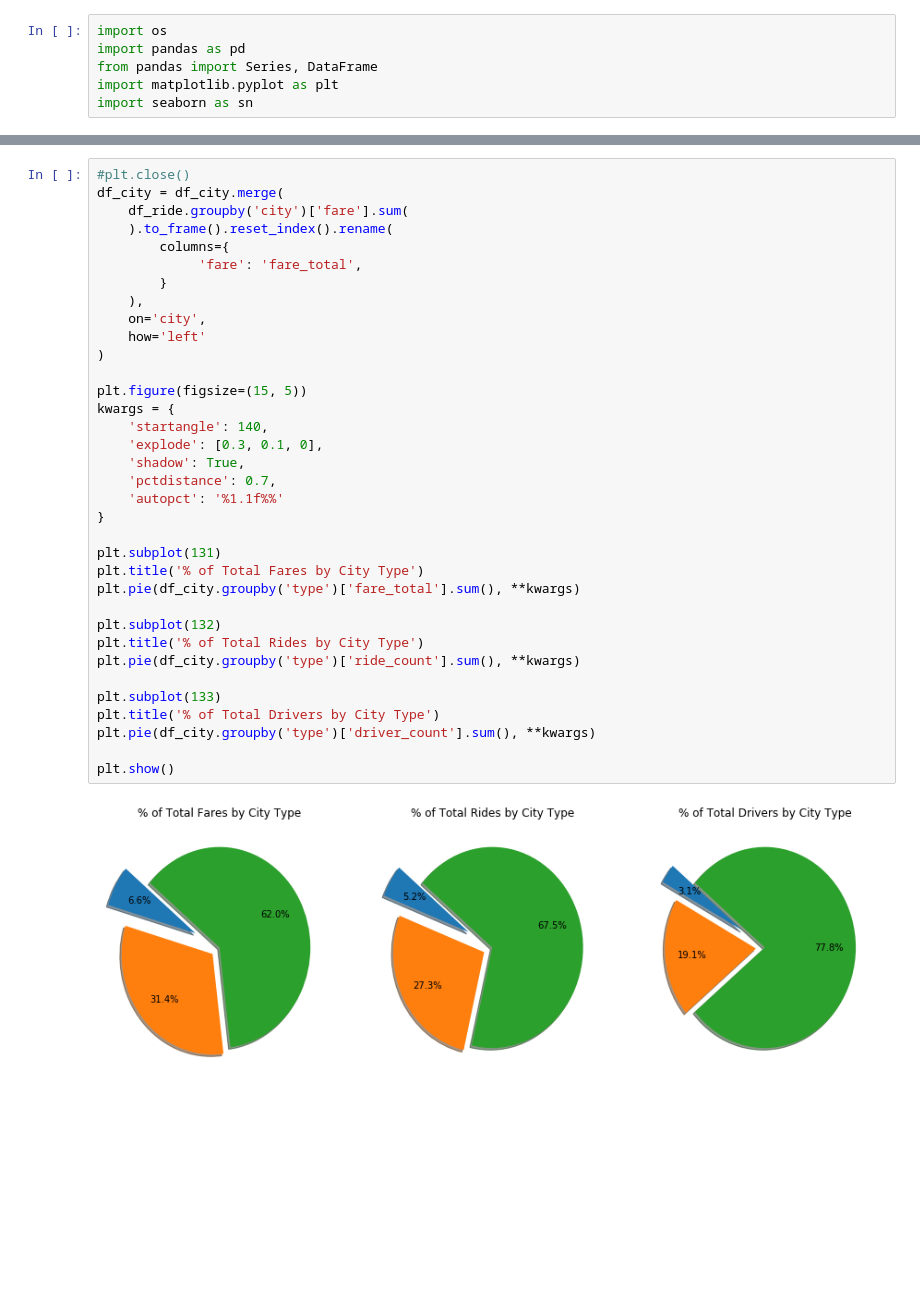
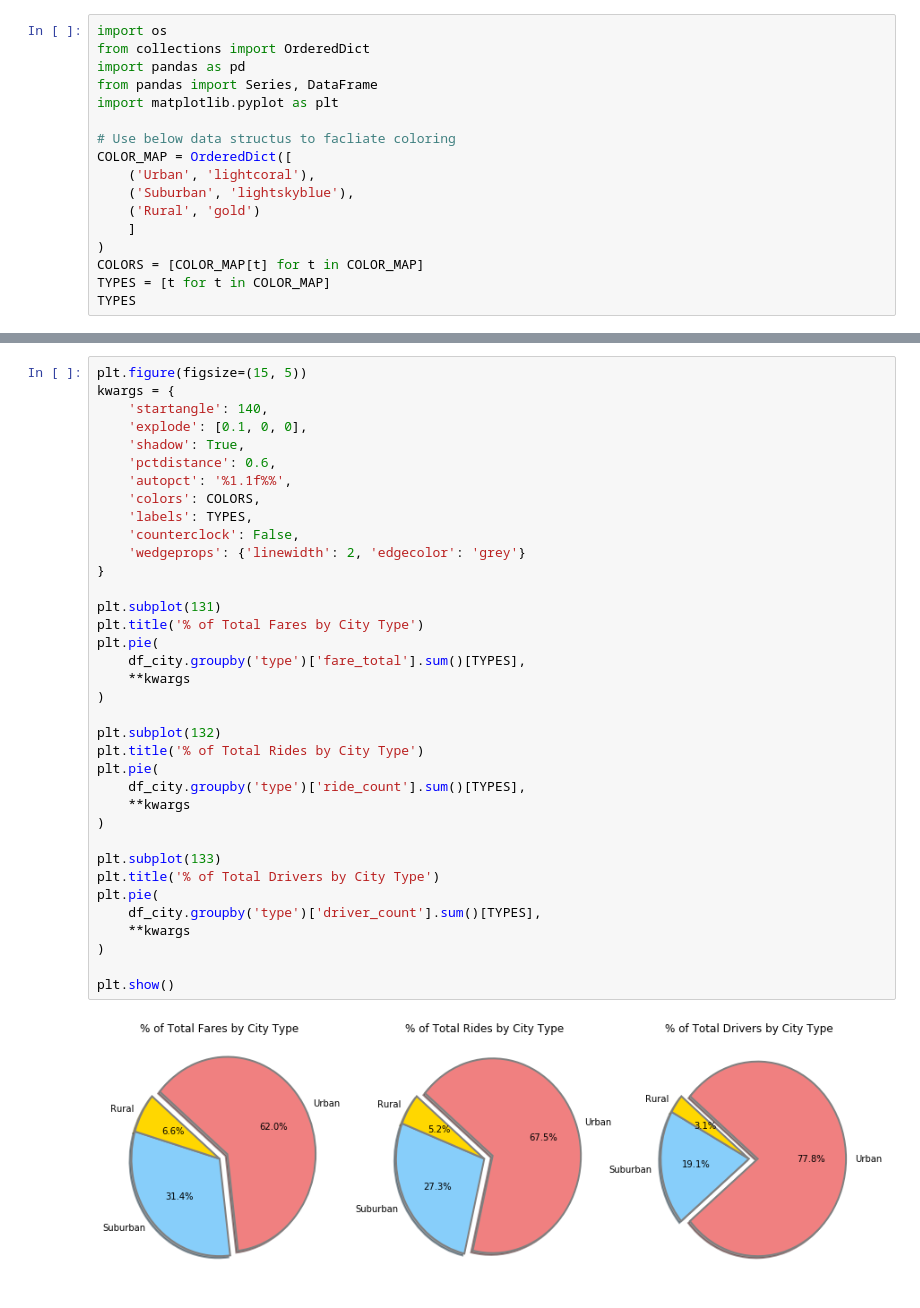
Before and after one commit to feng443/RUDSWeek5Matplotlib, a Jupyter notebook: Pyber/Pyber.ipynb, the cells around one changed output, grey strips where cells are left out. Saved outputs shown, nothing was run; the diff lists cells and outputs as text; blank space fills up the shorter version.

```diff
--- a/Pyber/Pyber.ipynb
+++ b/Pyber/Pyber.ipynb
@@ -1,6 +8,17 @@
 # %%
 import os
+from collections import OrderedDict
 import pandas as pd
 from pandas import Series, DataFrame
 import matplotlib.pyplot as plt
-import seaborn as sn
+
+# Use below data structus to facliate coloring
+COLOR_MAP = OrderedDict([
+    ('Urban', 'lightcoral'),
+    ('Suburban', 'lightskyblue'),
+    ('Rural', 'gold')
+    ]
+)
+COLORS = [COLOR_MAP[t] for t in COLOR_MAP]
+TYPES = [t for t in COLOR_MAP]
+TYPES
@@ -57,37 +130,38 @@ plt.show()
 # %%
-#plt.close()
-df_city = df_city.merge(
-    df_ride.groupby('city')['fare'].sum(
-    ).to_frame().reset_index().rename(
-        columns={
-             'fare': 'fare_total',
-        }
-    ),
-    on='city',
-    how='left'
-)
-
 plt.figure(figsize=(15, 5))
 kwargs = {
     'startangle': 140,
-    'explode': [0.3, 0.1, 0],
+    'explode': [0.1, 0, 0],
     'shadow': True,
-    'pctdistance': 0.7,
-    'autopct': '%1.1f%%'
+    'pctdistance': 0.6,
+    'autopct': '%1.1f%%',
+    'colors': COLORS,
+    'labels': TYPES,
+    'counterclock': False,
+    'wedgeprops': {'linewidth': 2, 'edgecolor': 'grey'}
 }
 
 plt.subplot(131)
 plt.title('% of Total Fares by City Type')
-plt.pie(df_city.groupby('type')['fare_total'].sum(), **kwargs)
+plt.pie(
+    df_city.groupby('type')['fare_total'].sum()[TYPES],
+    **kwargs
+)
 
 plt.subplot(132)
 plt.title('% of Total Rides by City Type')
-plt.pie(df_city.groupby('type')['ride_count'].sum(), **kwargs)
+plt.pie(
+    df_city.groupby('type')['ride_count'].sum()[TYPES],
+    **kwargs
+)
 
 plt.subplot(133)
 plt.title('% of Total Drivers by City Type')
-plt.pie(df_city.groupby('type')['driver_count'].sum(), **kwargs)
+plt.pie(
+    df_city.groupby('type')['driver_count'].sum()[TYPES],
+    **kwargs
+)
 
 plt.show()
 # %% [output]
-[figure, old version]
+[figure, new version]
```
Also changed, not shown: parts of 11 cells of this notebook, 13 other files.
